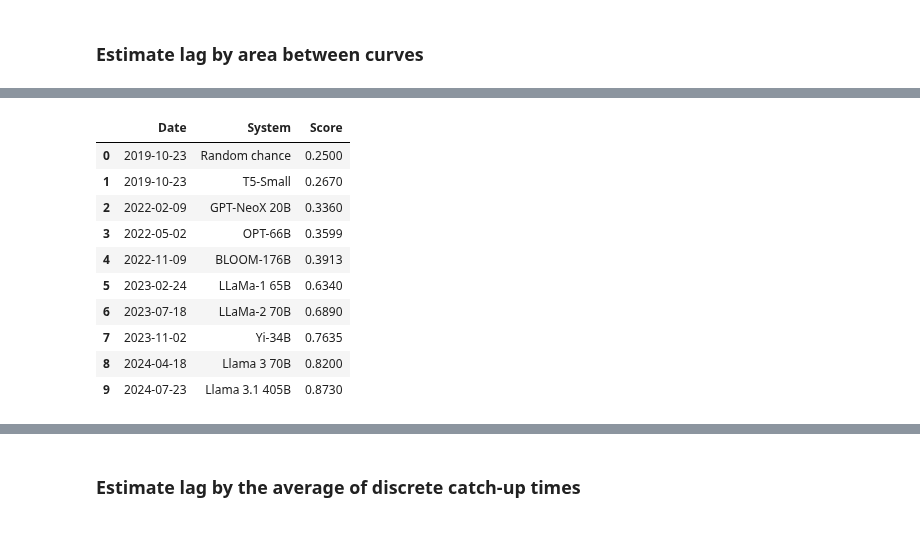
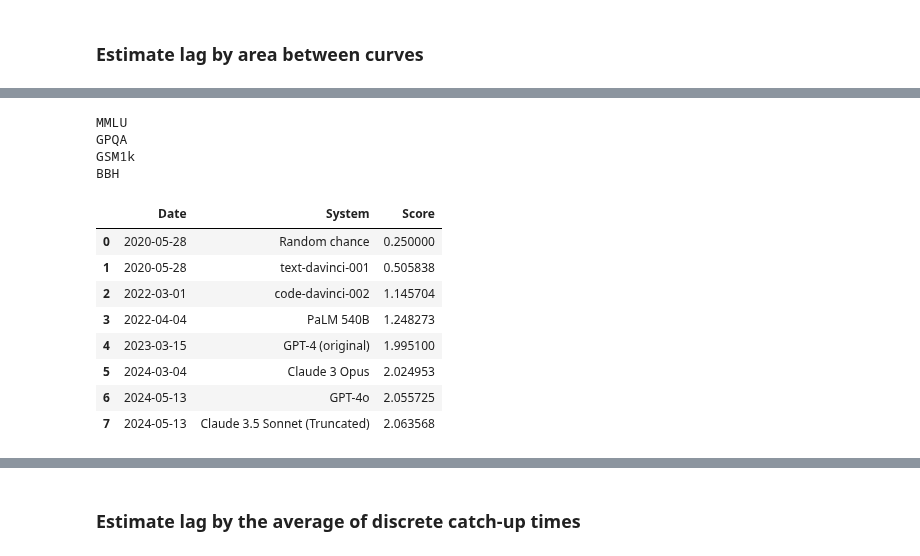
Before and after one commit to epoch-research/open-model-trends, a Jupyter notebook: benchmark_analysis.ipynb, the cells around one changed output, grey strips where cells are left out. Cells and saved outputs as stored; diff of their text form; code cells hidden in the pictures.

```diff
--- a/benchmark_analysis.ipynb
+++ b/benchmark_analysis.ipynb
@@ -485,14 +493,55 @@ BBH
-# %%
-max_performance_data['MMLU']['Open']
-# %% [output]
-|  | Date | System | Score |
-| 0 | 2019-10-23 | Random chance | 0.2500 |
-| 1 | 2019-10-23 | T5-Small | 0.2670 |
-| 2 | 2022-02-09 | GPT-NeoX 20B | 0.3360 |
-| 3 | 2022-05-02 | OPT-66B | 0.3599 |
-| 4 | 2022-11-09 | BLOOM-176B | 0.3913 |
-| 5 | 2023-02-24 | LLaMa-1 65B | 0.6340 |
-| 6 | 2023-07-18 | LLaMa-2 70B | 0.6890 |
-| 7 | 2023-11-02 | Yi-34B | 0.7635 |
-| 8 | 2024-04-18 | Llama 3 70B | 0.8200 |
-| 9 | 2024-07-23 | Llama 3.1 405B | 0.8730 |
+# %%
+max_dfs_for_auc = defaultdict(dict)
+for i, bench in enumerate(benchmarks_to_analyze):
+    print(bench)
+    max_rows = max_rows_by_bench[bench]
+
+    if max_rows['Open'][-1]['Score'] < max_rows['Closed'][-1]['Score']:
+        lead_category = 'Closed'
+        lag_category = 'Open'
+    else:
+        lead_category = 'Open'
+        lag_category = 'Closed'
+
+    lead_rows = [row for row in max_rows[lead_category]]
+    lag_rows = [row for row in max_rows[lag_category]]
+    # Start scores from the random chance baseline
+    lead_rows.insert(0, {'Date': lead_rows[0]['Date'], 'System': 'Random chance', 'Score': df[df['System'] == 'Random chance'][bench].values[0]})
+    lag_rows.insert(0, {'Date': lag_rows[0]['Date'], 'System': 'Random chance', 'Score': df[df['System'] == 'Random chance'][bench].values[0]})
+    # We don't know how long it will take the lag category to catch up from now
+    # So truncate the lag category to the last score that surpassed the lead category,
+    # and truncate the lead category to that score too
+    lag_row_to_truncate_to = None
+    for lead_row in lead_rows[::-1]:
+        if lag_row_to_truncate_to is not None:
+            break
+        if lead_row['Score'] < lag_rows[-1]['Score']:
+            for i, lag_row in enumerate(lag_rows):
+                if lag_row['Score'] > lead_row['Score']:
+                    lag_rows = lag_rows[:i+1]
+                    lag_row_to_truncate_to = lag_row
+                    break
+
+    next_lead_row = [row for row in lead_rows if row['Score'] > lag_row_to_truncate_to['Score']][0]
+    lead_rows = [row for row in lead_rows if row['Score'] <= lag_row_to_truncate_to['Score']]
+    lead_rows.append({'Date': lead_rows[-1]['Date'], 'System': f'{next_lead_row["System"]} (Truncated)', 'Score': lag_row_to_truncate_to['Score']})
+
+    max_dfs_for_auc[bench][lead_category] = pd.DataFrame(lead_rows)
+    max_dfs_for_auc[bench][lag_category] = pd.DataFrame(lag_rows)
+# %% [output]
+MMLU
+GPQA
+GSM1k
+BBH
+# %%
+max_dfs_for_auc['MMLU']['Closed']
+# %% [output]
+|  | Date | System | Score |
+| 0 | 2020-05-28 | Random chance | 0.250000 |
+| 1 | 2020-05-28 | text-davinci-001 | 0.505838 |
+| 2 | 2022-03-01 | code-davinci-002 | 1.145704 |
+| 3 | 2022-04-04 | PaLM 540B | 1.248273 |
+| 4 | 2023-03-15 | GPT-4 (original) | 1.995100 |
+| 5 | 2024-03-04 | Claude 3 Opus | 2.024953 |
+| 6 | 2024-05-13 | GPT-4o | 2.055725 |
+| 7 | 2024-05-13 | Claude 3.5 Sonnet (Truncated) | 2.063568 |
```
Also changed, not shown: parts of 17 cells of this notebook.
